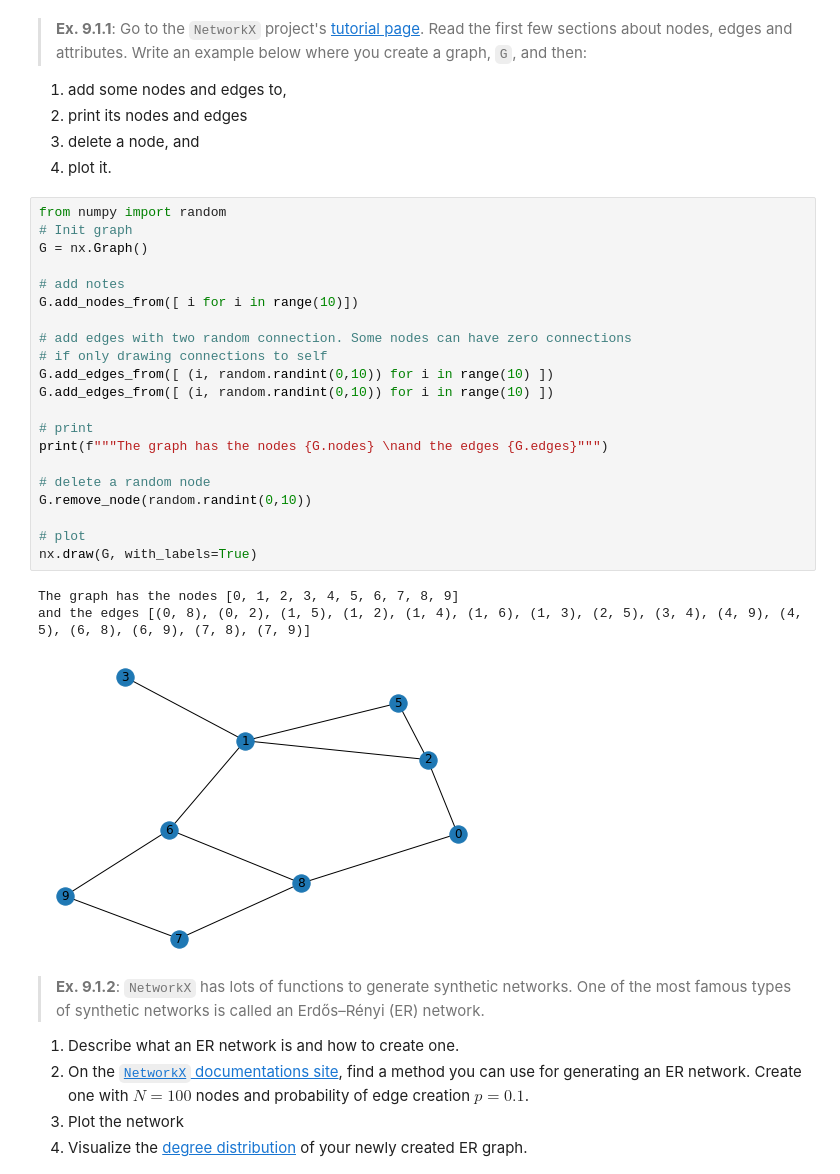
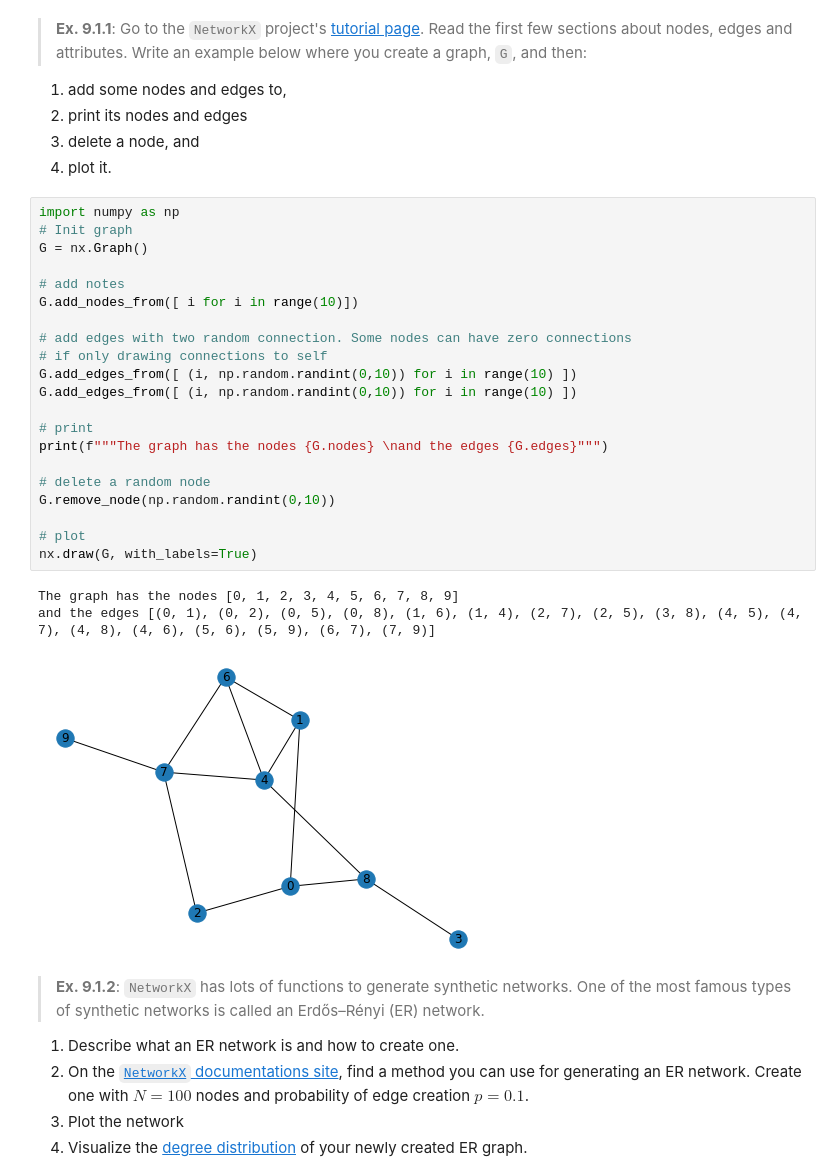
Before and after one commit to kristianolesenlarsen/sdseml_online_exercises, a Jupyter notebook: Tobias/exercise9.ipynb, the cells around one changed output. Cells and saved outputs as stored; diff of their text form.

```diff
--- a/Tobias/exercise9.ipynb
+++ b/Tobias/exercise9.ipynb
@@ -79,30 +79,30 @@ One of the real networks mentioned is the social network where most people have
 3. delete a node, and
 4. plot it.
 # %%
-from numpy import random
+import numpy as np
 # Init graph
 G = nx.Graph()
 
 # add notes
 G.add_nodes_from([ i for i in range(10)])
 
 # add edges with two random connection. Some nodes can have zero connections
 # if only drawing connections to self
-G.add_edges_from([ (i, random.randint(0,10)) for i in range(10) ])
-G.add_edges_from([ (i, random.randint(0,10)) for i in range(10) ])
+G.add_edges_from([ (i, np.random.randint(0,10)) for i in range(10) ])
+G.add_edges_from([ (i, np.random.randint(0,10)) for i in range(10) ])
 
 # print
 print(f"""The graph has the nodes {G.nodes} \nand the edges {G.edges}""")
 
 # delete a random node
-G.remove_node(random.randint(0,10))
+G.remove_node(np.random.randint(0,10))
 
 # plot
 nx.draw(G, with_labels=True)
 # %% [output]
 The graph has the nodes [0, 1, 2, 3, 4, 5, 6, 7, 8, 9]
-and the edges [(0, 8), (0, 2), (1, 5), (1, 2), (1, 4), (1, 6), (1, 3), (2, 5), (3, 4), (4, 9), (4, 5), (6, 8), (6, 9), (7, 8), (7, 9)]
+and the edges [(0, 1), (0, 2), (0, 5), (0, 8), (1, 6), (1, 4), (2, 7), (2, 5), (3, 8), (4, 5), (4, 7), (4, 8), (4, 6), (5, 6), (5, 9), (6, 7), (7, 9)]
-[figure, old version]
+[figure, new version]
 # %% [markdown]
 > **Ex. 9.1.2**: `NetworkX` has lots of functions to generate synthetic networks. One of the most famous types of synthetic networks is called an Erdős–Rényi (ER) network.
 1. Describe what an ER network is and how to create one.
```
Also changed, not shown: parts of 9 cells of this notebook, 2 other files.
